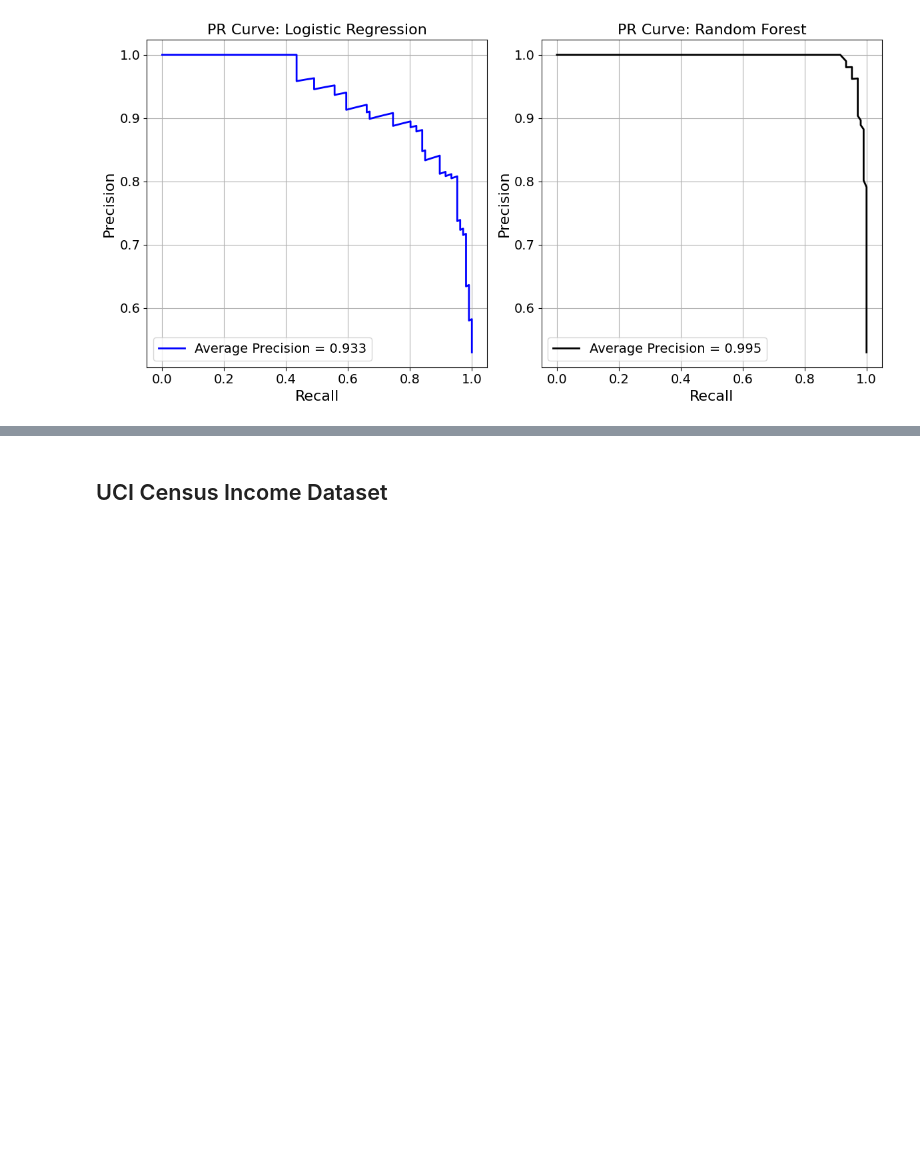
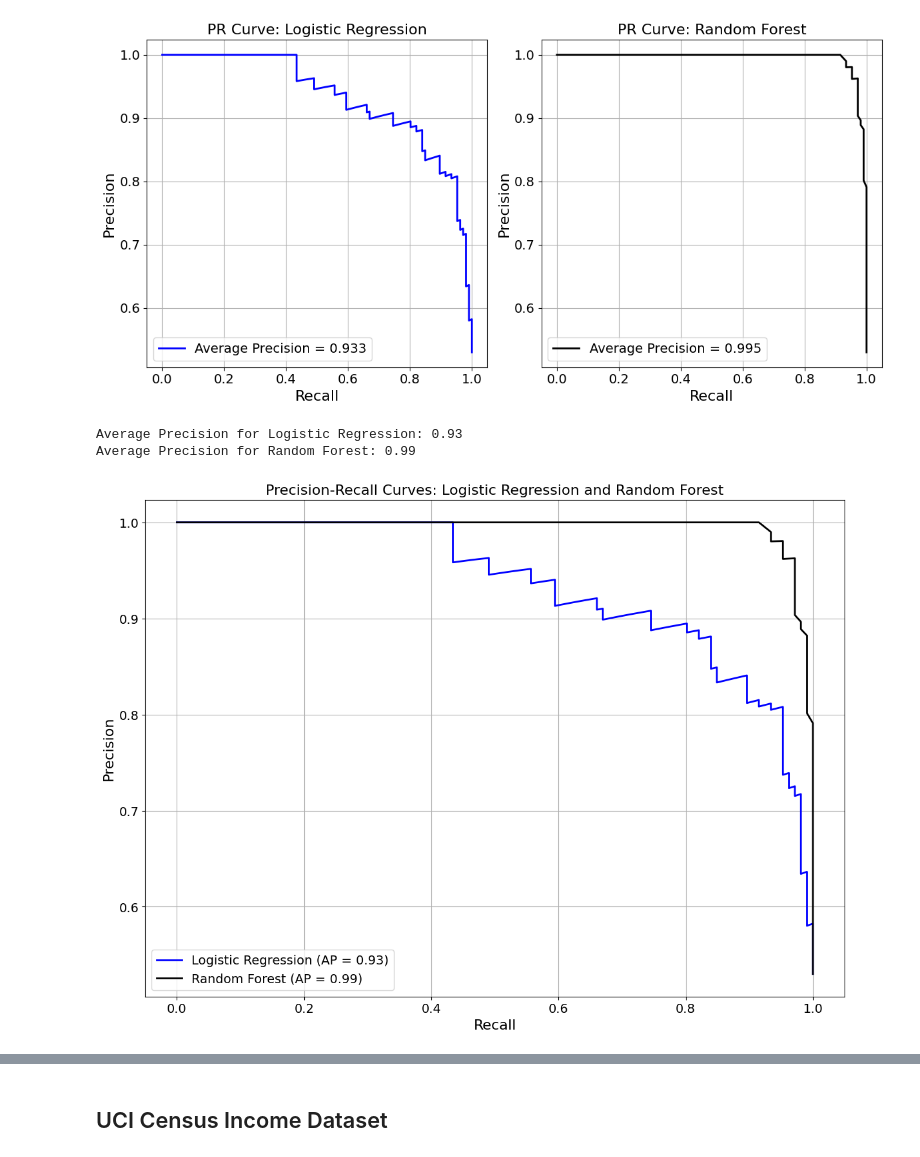
Before and after one commit to lshpaner/model_metrics, a Jupyter notebook: py_notebooks/model_evaluation_docs.ipynb, the cells around one changed output, grey strips where cells are left out. Saved outputs shown, nothing was run; the diff lists cells and outputs as text; code cells hidden in the pictures; blank space fills up the shorter version.

Commit message:
Worked thru example 2 for show_pr_curve

```diff
--- a/py_notebooks/model_evaluation_docs.ipynb
+++ b/py_notebooks/model_evaluation_docs.ipynb
@@ -161,5 +161,30 @@ show_pr_curve(
 Average Precision for Logistic Regression: 0.933
 Average Precision for Random Forest: 0.995
 [figure]
+# %%
+# Plot ROC curves
+show_pr_curve(
+    models=[model1, model2],
+    X=X_test,
+    y=y_test,
+    model_titles=model_titles,
+    decimal_places=2,
+    curve_kwgs={
+        "Logistic Regression": {"color": "blue", "linewidth": 2},
+        "Random Forest": {"color": "black", "linewidth": 2},
+    },
+    title="Precision-Recall Curves: Logistic Regression and Random Forest",
+    save_plot=True,
+    overlay=True,
+    figsize=(14, 10),
+    label_fontsize=16,
+    tick_fontsize=14,
+    image_path_png=image_path_png,
+    image_path_svg=image_path_svg,
+)
+# %% [output]
+Average Precision for Logistic Regression: 0.93
+Average Precision for Random Forest: 0.99
+[figure, added]
 # %%
 model2
```
Also changed, not shown: parts of 1 cell of this notebook, 18 other files.
